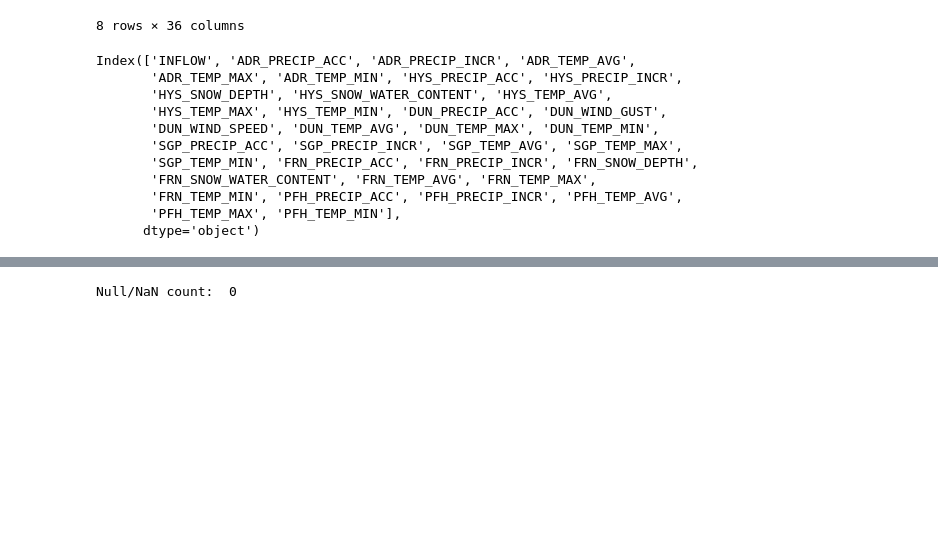
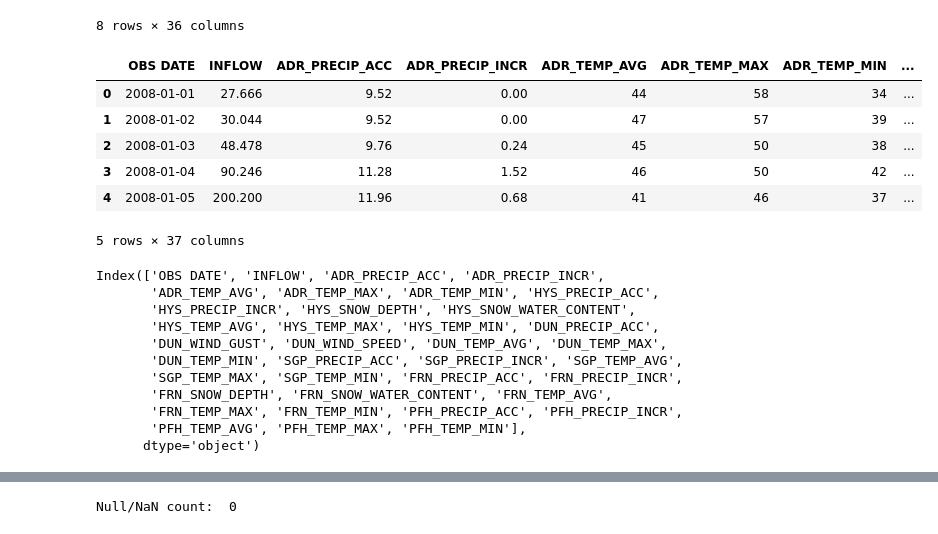
Before and after one commit to lauren-alexandra/basin-inflow-dnn, a Jupyter notebook: EDA.ipynb, the cells around one changed output, grey strips where cells are left out. Drawn from its saved outputs; the diff is of its cells as text; code cells hidden in the pictures; blank space fills up the shorter version.

```diff
--- a/EDA.ipynb
+++ b/EDA.ipynb
@@ -96,18 +96,31 @@ basin_inflow.describe()
 | 75% | 106.209500 | 27.590000 | 0.000000 | 73.000000 | 89.000000 | 60.000000 | 70.320000 | ... |
 | max | 3189.633000 | 53.920000 | 4.680000 | 92.000000 | 110.000000 | 80.000000 | 158.600000 | ... |
 8 rows × 36 columns
+# %%
+# OBS DATE retained only for analysis. Numbered index used for training dataset and row manipulation below.
+
+basin_inflow.reset_index(names=['OBS DATE'], inplace=True)
+basin_inflow.head()
+# %% [output]
+|  | OBS DATE | INFLOW | ADR_PRECIP_ACC | ADR_PRECIP_INCR | ADR_TEMP_AVG | ADR_TEMP_MAX | ADR_TEMP_MIN | ... |
+| 0 | 2008-01-01 | 27.666 | 9.52 | 0.00 | 44 | 58 | 34 | ... |
+| 1 | 2008-01-02 | 30.044 | 9.52 | 0.00 | 47 | 57 | 39 | ... |
+| 2 | 2008-01-03 | 48.478 | 9.76 | 0.24 | 45 | 50 | 38 | ... |
+| 3 | 2008-01-04 | 90.246 | 11.28 | 1.52 | 46 | 50 | 42 | ... |
+| 4 | 2008-01-05 | 200.200 | 11.96 | 0.68 | 41 | 46 | 37 | ... |
+5 rows × 37 columns
 # %%
 basin_inflow.columns
 # %% [output]
-Index(['INFLOW', 'ADR_PRECIP_ACC', 'ADR_PRECIP_INCR', 'ADR_TEMP_AVG',
-       'ADR_TEMP_MAX', 'ADR_TEMP_MIN', 'HYS_PRECIP_ACC', 'HYS_PRECIP_INCR',
-       'HYS_SNOW_DEPTH', 'HYS_SNOW_WATER_CONTENT', 'HYS_TEMP_AVG',
-       'HYS_TEMP_MAX', 'HYS_TEMP_MIN', 'DUN_PRECIP_ACC', 'DUN_WIND_GUST',
-       'DUN_WIND_SPEED', 'DUN_TEMP_AVG', 'DUN_TEMP_MAX', 'DUN_TEMP_MIN',
-       'SGP_PRECIP_ACC', 'SGP_PRECIP_INCR', 'SGP_TEMP_AVG', 'SGP_TEMP_MAX',
-       'SGP_TEMP_MIN', 'FRN_PRECIP_ACC', 'FRN_PRECIP_INCR', 'FRN_SNOW_DEPTH',
-       'FRN_SNOW_WATER_CONTENT', 'FRN_TEMP_AVG', 'FRN_TEMP_MAX',
-       'FRN_TEMP_MIN', 'PFH_PRECIP_ACC', 'PFH_PRECIP_INCR', 'PFH_TEMP_AVG',
-       'PFH_TEMP_MAX', 'PFH_TEMP_MIN'],
+Index(['OBS DATE', 'INFLOW', 'ADR_PRECIP_ACC', 'ADR_PRECIP_INCR',
+       'ADR_TEMP_AVG', 'ADR_TEMP_MAX', 'ADR_TEMP_MIN', 'HYS_PRECIP_ACC',
+       'HYS_PRECIP_INCR', 'HYS_SNOW_DEPTH', 'HYS_SNOW_WATER_CONTENT',
+       'HYS_TEMP_AVG', 'HYS_TEMP_MAX', 'HYS_TEMP_MIN', 'DUN_PRECIP_ACC',
+       'DUN_WIND_GUST', 'DUN_WIND_SPEED', 'DUN_TEMP_AVG', 'DUN_TEMP_MAX',
+       'DUN_TEMP_MIN', 'SGP_PRECIP_ACC', 'SGP_PRECIP_INCR', 'SGP_TEMP_AVG',
+       'SGP_TEMP_MAX', 'SGP_TEMP_MIN', 'FRN_PRECIP_ACC', 'FRN_PRECIP_INCR',
+       'FRN_SNOW_DEPTH', 'FRN_SNOW_WATER_CONTENT', 'FRN_TEMP_AVG',
+       'FRN_TEMP_MAX', 'FRN_TEMP_MIN', 'PFH_PRECIP_ACC', 'PFH_PRECIP_INCR',
+       'PFH_TEMP_AVG', 'PFH_TEMP_MAX', 'PFH_TEMP_MIN'],
       dtype='object')
 # %%
```
Also changed, not shown: parts of 10 cells of this notebook.
